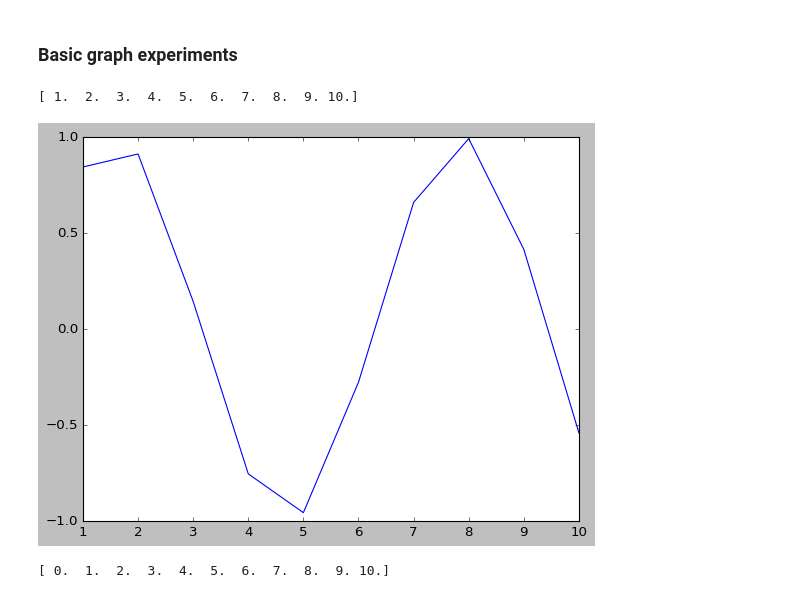
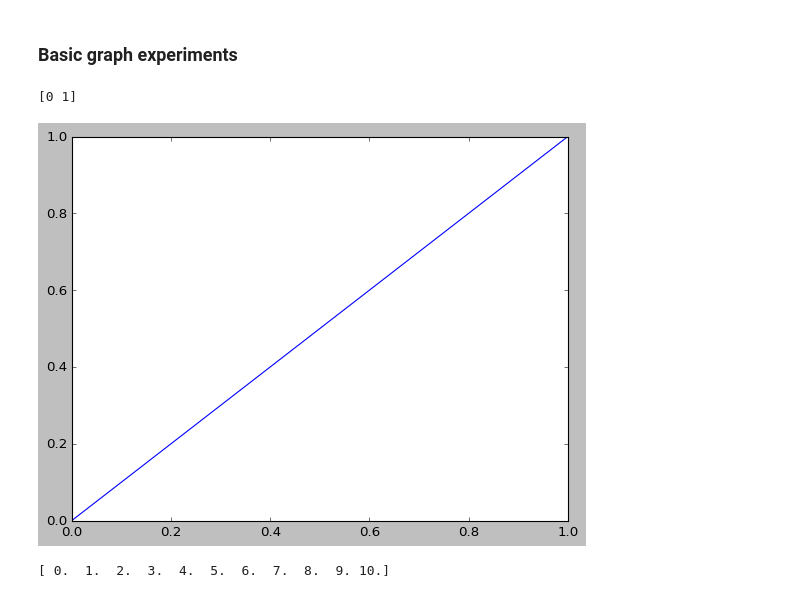
Before and after one commit to evanernst00/CodeExperiments, a Jupyter notebook: Python/matplotlib.ipynb, the cells around one changed output. Saved outputs shown, nothing was run; the diff lists cells and outputs as text; code cells hidden in the pictures.

```diff
--- a/Python/matplotlib.ipynb
+++ b/Python/matplotlib.ipynb
@@ -11,15 +11,15 @@ import pandas as pd
 # Set the style for plots
 plt.style.use("classic")
 # %%
-x = np.linspace(1, 10, 10)
+x = np.array([0, 1])
 print(x)
 
 plt.plot(x, x) # x, y
 
 plt.show()
 # %% [output]
-[ 1.  2.  3.  4.  5.  6.  7.  8.  9. 10.]
+[0 1]
-[figure, old version]
+[figure, new version]
 # %%
 x = np.linspace(0, 10, 11)
 print(x)
```
Also changed, not shown: 1 other file.
